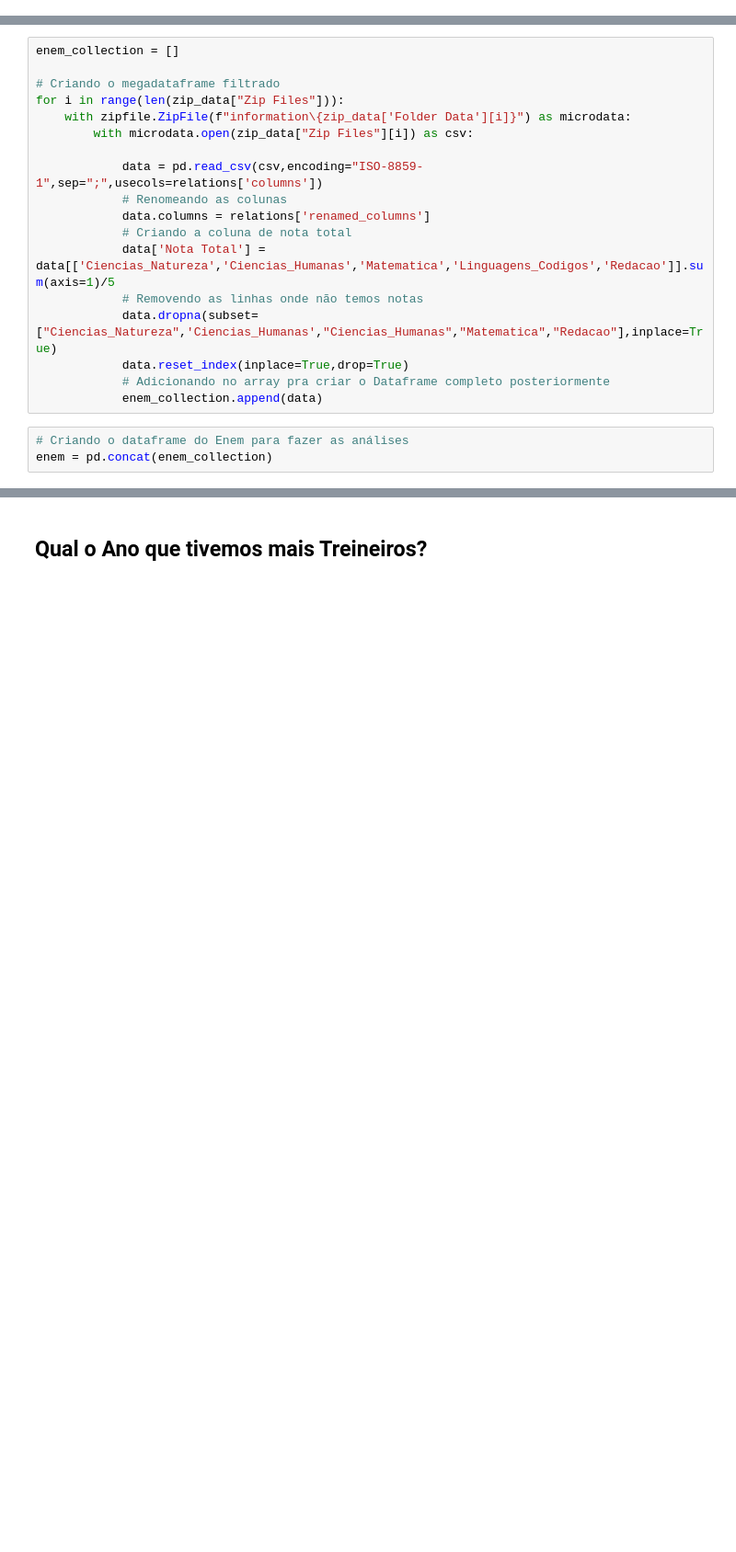
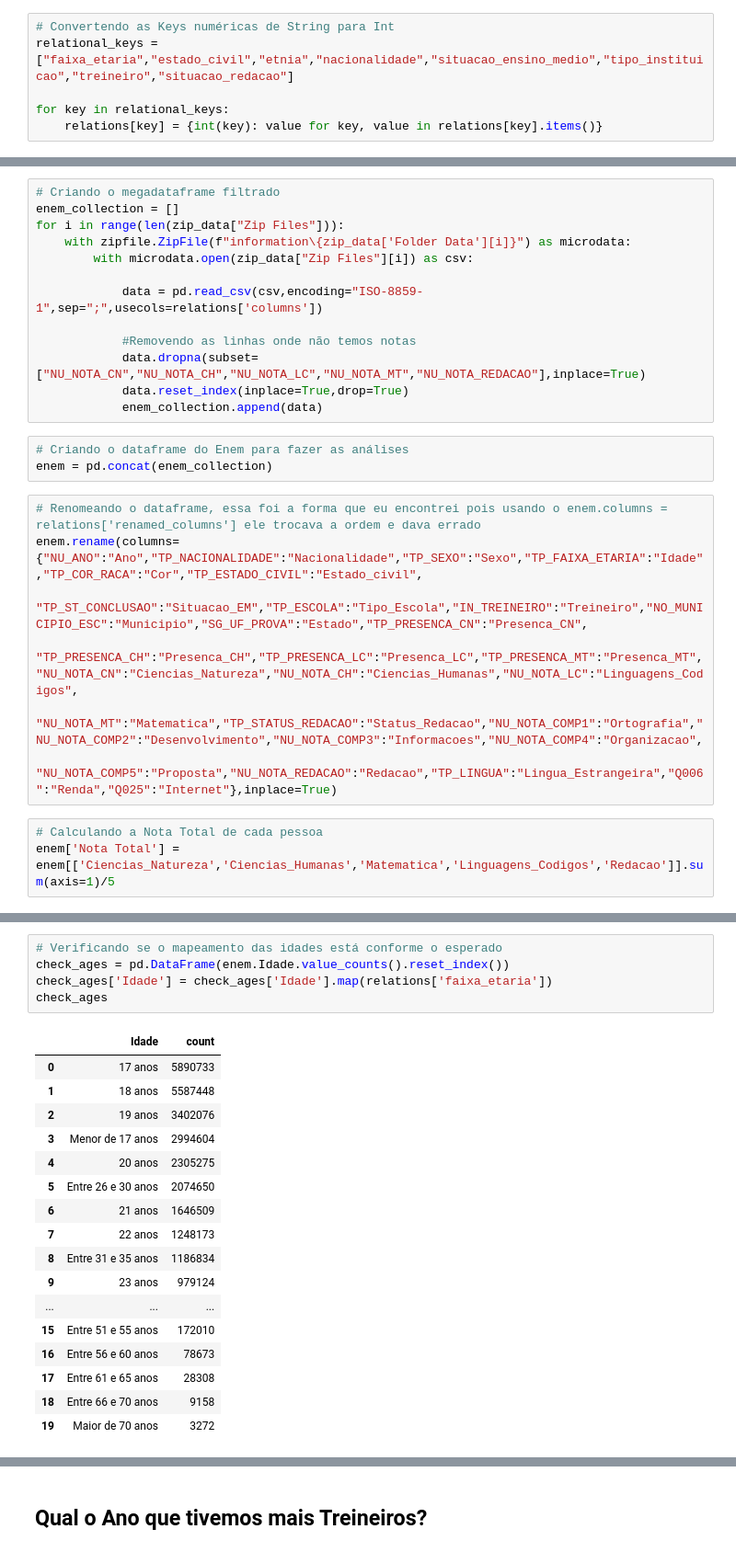
Before and after one commit to LiamFer/ENEM-Analysis, a Jupyter notebook: main_analysis.ipynb, the cells around one changed output, grey strips where cells are left out. Shown at 92% size. Cells and saved outputs as stored; diff of their text form; blank space fills up the shorter version.

```diff
--- a/main_analysis.ipynb
+++ b/main_analysis.ipynb
@@ -161,3 +81,9 @@ faixa_renda = {
+# %%
+# Convertendo as Keys numéricas de String para Int
+relational_keys = ["faixa_etaria","estado_civil","etnia","nacionalidade","situacao_ensino_medio","tipo_instituicao","treineiro","situacao_redacao"]
+
+for key in relational_keys:
+    relations[key] = {int(key): value for key, value in relations[key].items()}
 # %%
 # Pegar o arquivo .csv dos microdados de dentro de todos os zips
 zip_data = {
@@ -177,21 +103,26 @@ zip_data["Folder Data"].sort(key = lambda x: x[16:-4])
 # %%
+# Criando o megadataframe filtrado
 enem_collection = []
-
-# Criando o megadataframe filtrado
 for i in range(len(zip_data["Zip Files"])):
     with zipfile.ZipFile(f"information\{zip_data['Folder Data'][i]}") as microdata:
         with microdata.open(zip_data["Zip Files"][i]) as csv:
 
             data = pd.read_csv(csv,encoding="ISO-8859-1",sep=";",usecols=relations['columns'])
-            # Renomeando as colunas
-            data.columns = relations['renamed_columns']
-            # Criando a coluna de nota total
-            data['Nota Total'] = data[['Ciencias_Natureza','Ciencias_Humanas','Matematica','Linguagens_Codigos','Redacao']].sum(axis=1)/5
-            # Removendo as linhas onde não temos notas
-            data.dropna(subset=["Ciencias_Natureza",'Ciencias_Humanas',"Ciencias_Humanas","Matematica","Redacao"],inplace=True)
+
+            #Removendo as linhas onde não temos notas
+            data.dropna(subset=["NU_NOTA_CN","NU_NOTA_CH","NU_NOTA_LC","NU_NOTA_MT","NU_NOTA_REDACAO"],inplace=True)
             data.reset_index(inplace=True,drop=True)
-            # Adicionando no array pra criar o Dataframe completo posteriormente
             enem_collection.append(data)
 # %%
 # Criando o dataframe do Enem para fazer as análises
 enem = pd.concat(enem_collection)
+# %%
+# Renomeando o dataframe, essa foi a forma que eu encontrei pois usando o enem.columns = relations['renamed_columns'] ele trocava a ordem e dava errado
+enem.rename(columns={"NU_ANO":"Ano","TP_NACIONALIDADE":"Nacionalidade","TP_SEXO":"Sexo","TP_FAIXA_ETARIA":"Idade","TP_COR_RACA":"Cor","TP_ESTADO_CIVIL":"Estado_civil",
+        "TP_ST_CONCLUSAO":"Situacao_EM","TP_ESCOLA":"Tipo_Escola","IN_TREINEIRO":"Treineiro","NO_MUNICIPIO_ESC":"Municipio","SG_UF_PROVA":"Estado","TP_PRESENCA_CN":"Presenca_CN",
+        "TP_PRESENCA_CH":"Presenca_CH","TP_PRESENCA_LC":"Presenca_LC","TP_PRESENCA_MT":"Presenca_MT","NU_NOTA_CN":"Ciencias_Natureza","NU_NOTA_CH":"Ciencias_Humanas","NU_NOTA_LC":"Linguagens_Codigos",
+        "NU_NOTA_MT":"Matematica","TP_STATUS_REDACAO":"Status_Redacao","NU_NOTA_COMP1":"Ortografia","NU_NOTA_COMP2":"Desenvolvimento","NU_NOTA_COMP3":"Informacoes","NU_NOTA_COMP4":"Organizacao",
+        "NU_NOTA_COMP5":"Proposta","NU_NOTA_REDACAO":"Redacao","TP_LINGUA":"Lingua_Estrangeira","Q006":"Renda","Q025":"Internet"},inplace=True)
+# %%
+# Calculando a Nota Total de cada pessoa
+enem['Nota Total'] = enem[['Ciencias_Natureza','Ciencias_Humanas','Matematica','Linguagens_Codigos','Redacao']].sum(axis=1)/5
@@ -197,0 +141,23 @@ enem = pd.concat(enem_collection)
+# %%
+# Verificando se o mapeamento das idades está conforme o esperado
+check_ages = pd.DataFrame(enem.Idade.value_counts().reset_index())
+check_ages['Idade'] = check_ages['Idade'].map(relations['faixa_etaria'])
+check_ages
+# %% [output]
+|  | Idade | count |
+| 0 | 17 anos | 5890733 |
+| 1 | 18 anos | 5587448 |
+| 2 | 19 anos | 3402076 |
+| 3 | Menor de 17 anos | 2994604 |
+| 4 | 20 anos | 2305275 |
+| 5 | Entre 26 e 30 anos | 2074650 |
+| 6 | 21 anos | 1646509 |
+| 7 | 22 anos | 1248173 |
+| 8 | Entre 31 e 35 anos | 1186834 |
+| 9 | 23 anos | 979124 |
+| ... | ... | ... |
+| 15 | Entre 51 e 55 anos | 172010 |
+| 16 | Entre 56 e 60 anos | 78673 |
+| 17 | Entre 61 e 65 anos | 28308 |
+| 18 | Entre 66 e 70 anos | 9158 |
+| 19 | Maior de 70 anos | 3272 |
```
Also changed, not shown: parts of 15 cells of this notebook, 2 other files.
